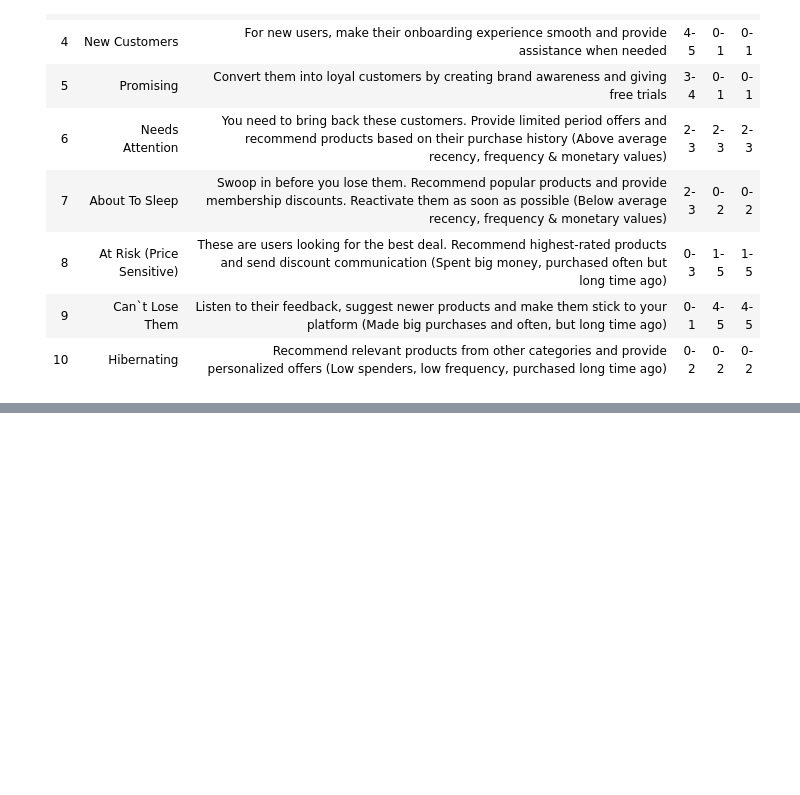
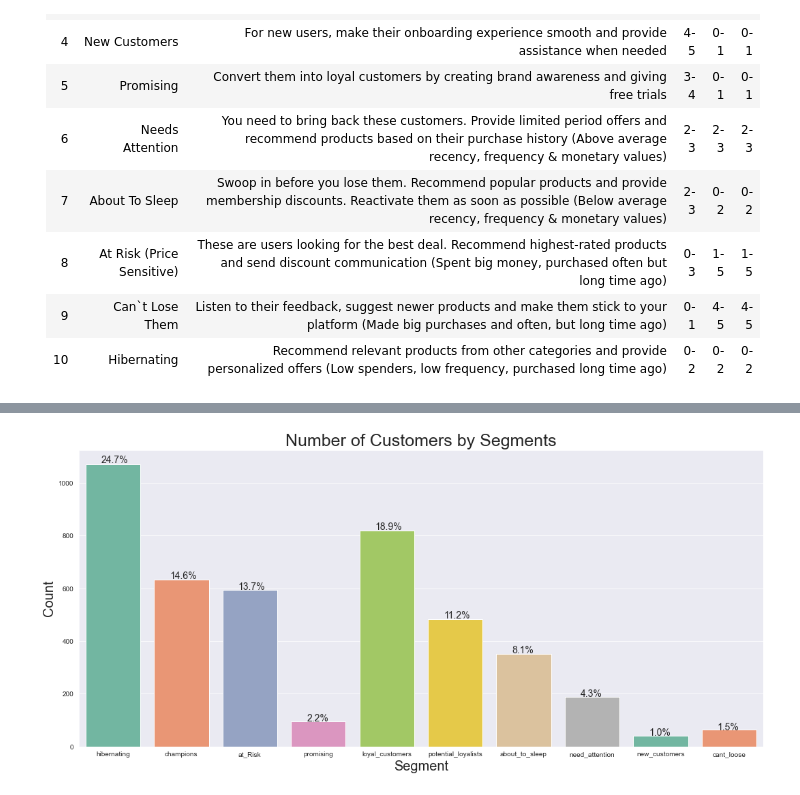
Before and after one commit to ubco-W2022T1-cosc301/project-group31, a Jupyter notebook: notebooks/analysis1.ipynb, the cells around one changed output, grey strips where cells are left out. Drawn from its saved outputs; the diff is of its cells as text; code cells hidden in the pictures; blank space fills up the shorter version.

Commit message:
Checking for plots

```diff
--- a/notebooks/analysis1.ipynb
+++ b/notebooks/analysis1.ipynb
@@ -437,0 +403,17 @@ fig.show()
+# %%
+plt.figure(figsize = (18, 8))
+ax = sns.countplot(data = rfm,
+                   x = 'segment',
+                   palette = palette)
+total = len(rfm.segment)
+for patch in ax.patches:
+    percentage = '{:.1f}%'.format(100 * patch.get_height()/total)
+    x = patch.get_x() + patch.get_width() / 2 - 0.17
+    y = patch.get_y() + patch.get_height() * 1.005
+    ax.annotate(percentage, (x, y), size = 14)
+plt.title('Number of Customers by Segments', size = 25)
+plt.xlabel('Segment', size = 20)
+plt.ylabel('Count', size = 20)
+plt.show()
+# %% [output]
+[figure, added]
```
Also changed, not shown: parts of 8 cells of this notebook.
